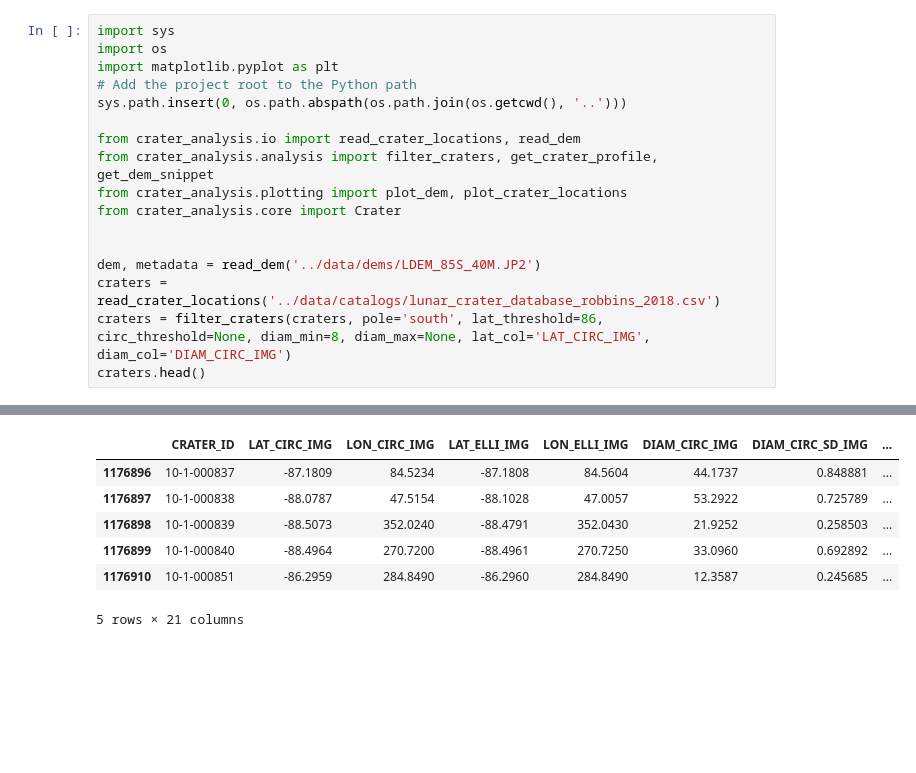
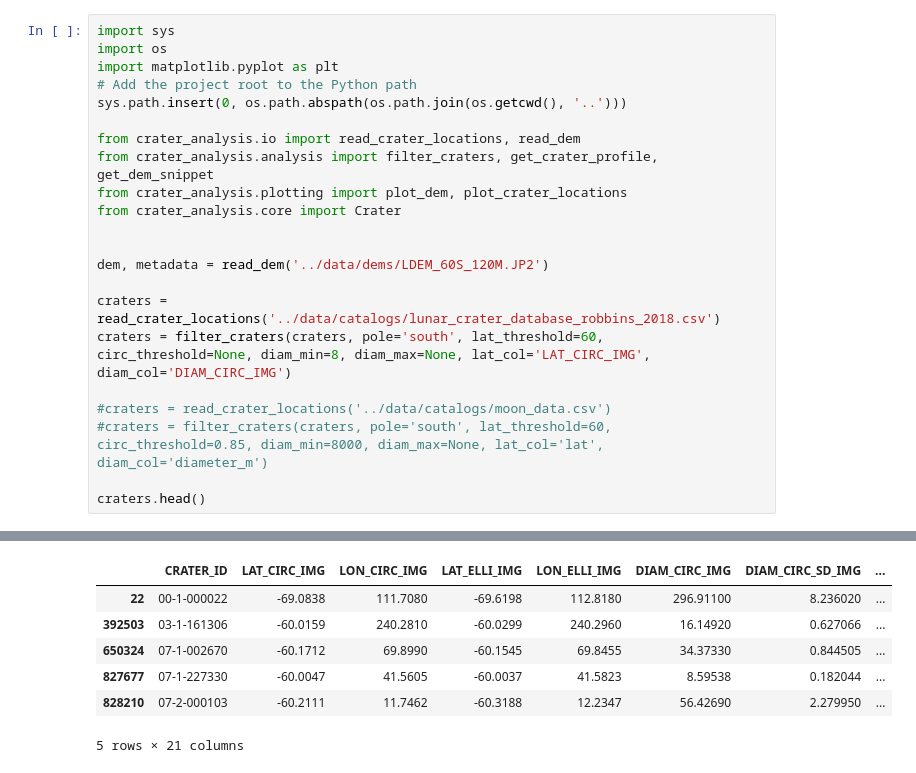
Before and after one commit to Andrew-Pick/lunar_dem_analysis, a Jupyter notebook: notebooks/exploratory_analysis.ipynb, the cells around one changed output, grey strips where cells are left out. Drawn from its saved outputs; the diff is of its cells as text; blank space fills up the shorter version.

```diff
--- a/notebooks/exploratory_analysis.ipynb
+++ b/notebooks/exploratory_analysis.ipynb
@@ -11,8 +11,13 @@ from crater_analysis.plotting import plot_dem, plot_crater_locations
 from crater_analysis.core import Crater
 
 
-dem, metadata = read_dem('../data/dems/LDEM_85S_40M.JP2')
+dem, metadata = read_dem('../data/dems/LDEM_60S_120M.JP2')
+
 craters = read_crater_locations('../data/catalogs/lunar_crater_database_robbins_2018.csv')
-craters = filter_craters(craters, pole='south', lat_threshold=86, circ_threshold=None, diam_min=8, diam_max=None, lat_col='LAT_CIRC_IMG', diam_col='DIAM_CIRC_IMG')
+craters = filter_craters(craters, pole='south', lat_threshold=60, circ_threshold=None, diam_min=8, diam_max=None, lat_col='LAT_CIRC_IMG', diam_col='DIAM_CIRC_IMG')
+
+#craters = read_crater_locations('../data/catalogs/moon_data.csv')
+#craters = filter_craters(craters, pole='south', lat_threshold=60, circ_threshold=0.85, diam_min=8000, diam_max=None, lat_col='lat', diam_col='diameter_m')
+
 craters.head()
 # %% [output]
@@ -22,9 +29,9 @@ Filtered to 58 craters matching criteria.
 |  | CRATER_ID | LAT_CIRC_IMG | LON_CIRC_IMG | LAT_ELLI_IMG | LON_ELLI_IMG | DIAM_CIRC_IMG | DIAM_CIRC_SD_IMG | ... |
-| 1176896 | 10-1-000837 | -87.1809 | 84.5234 | -87.1808 | 84.5604 | 44.1737 | 0.848881 | ... |
-| 1176897 | 10-1-000838 | -88.0787 | 47.5154 | -88.1028 | 47.0057 | 53.2922 | 0.725789 | ... |
-| 1176898 | 10-1-000839 | -88.5073 | 352.0240 | -88.4791 | 352.0430 | 21.9252 | 0.258503 | ... |
-| 1176899 | 10-1-000840 | -88.4964 | 270.7200 | -88.4961 | 270.7250 | 33.0960 | 0.692892 | ... |
-| 1176910 | 10-1-000851 | -86.2959 | 284.8490 | -86.2960 | 284.8490 | 12.3587 | 0.245685 | ... |
+| 22 | 00-1-000022 | -69.0838 | 111.7080 | -69.6198 | 112.8180 | 296.91100 | 8.236020 | ... |
+| 392503 | 03-1-161306 | -60.0159 | 240.2810 | -60.0299 | 240.2960 | 16.14920 | 0.627066 | ... |
+| 650324 | 07-1-002670 | -60.1712 | 69.8990 | -60.1545 | 69.8455 | 34.37330 | 0.844505 | ... |
+| 827677 | 07-1-227330 | -60.0047 | 41.5605 | -60.0037 | 41.5823 | 8.59538 | 0.182044 | ... |
+| 828210 | 07-2-000103 | -60.2111 | 11.7462 | -60.3188 | 12.2347 | 56.42690 | 2.279950 | ... |
 5 rows × 21 columns
 # %%
 ### Initialise Craters ###
```
Also changed, not shown: parts of 5 cells of this notebook.
